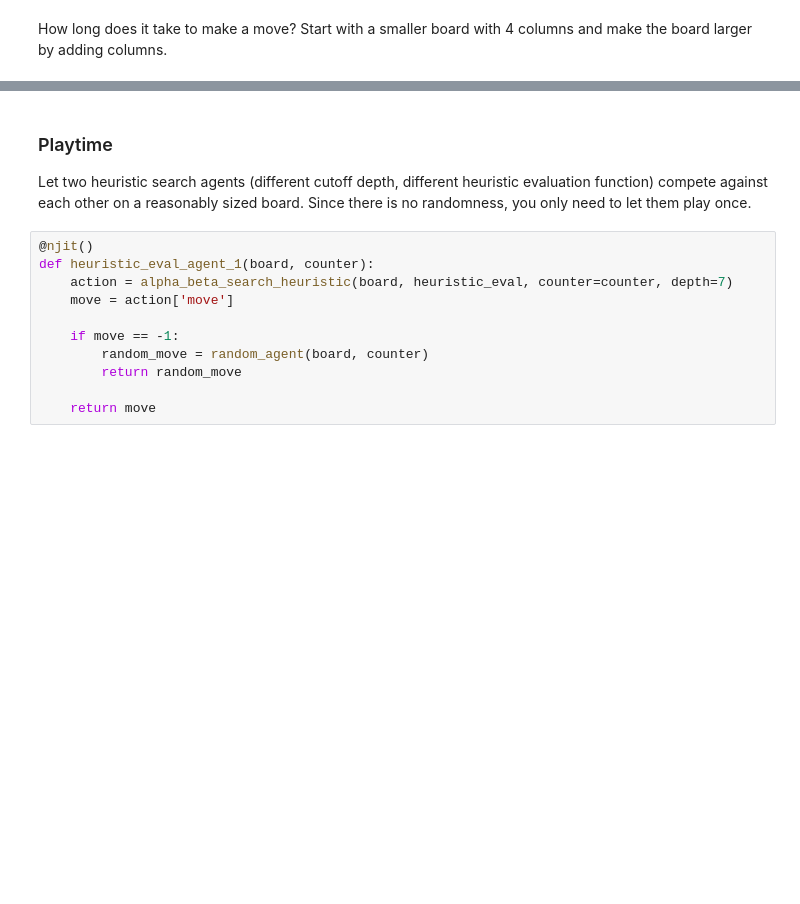
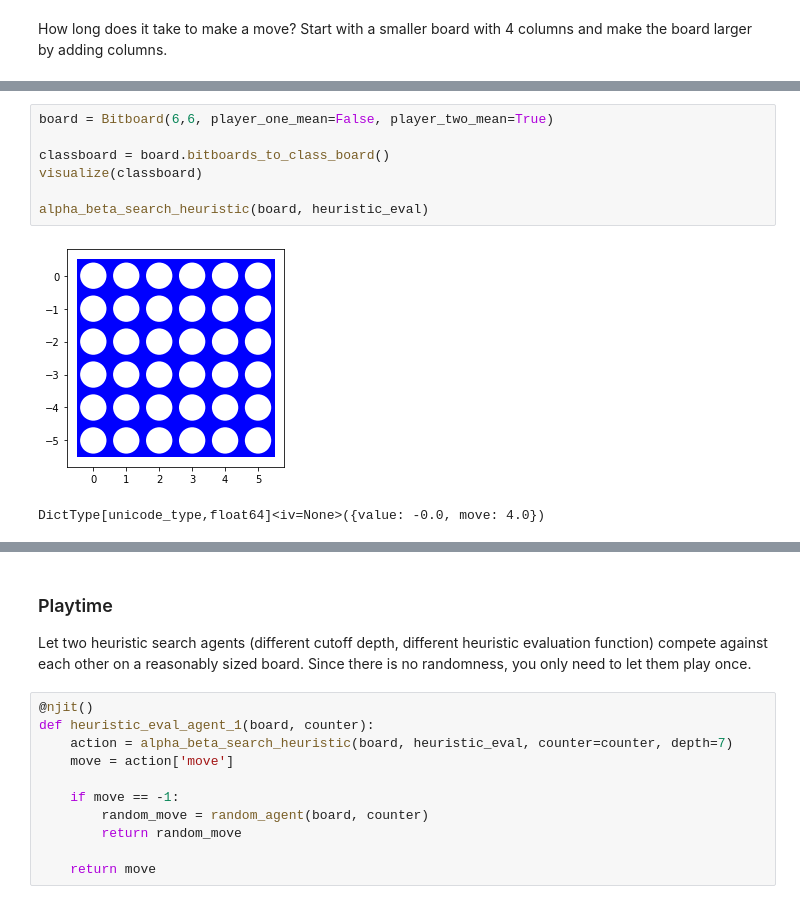
Before and after one commit to tmcnitt/Mean_Connect_Four, a Jupyter notebook: assignment_mean_connect4.ipynb, the cells around one changed output, grey strips where cells are left out. Drawn from its saved outputs; the diff is of its cells as text; blank space fills up the shorter version.

```diff
--- a/assignment_mean_connect4.ipynb
+++ b/assignment_mean_connect4.ipynb
@@ -963,0 +1022,10 @@ How long does it take to make a move? Start with a smaller board with 4 columns
+# %%
+board = Bitboard(6,6, player_one_mean=False, player_two_mean=True)
+
+classboard = board.bitboards_to_class_board()
+visualize(classboard)
+
+alpha_beta_search_heuristic(board, heuristic_eval)
+# %% [output]
+[figure, added]
+DictType[unicode_type,float64]<iv=None>({value: -0.0, move: 4.0})
```
Also changed, not shown: parts of 46 cells of this notebook.
